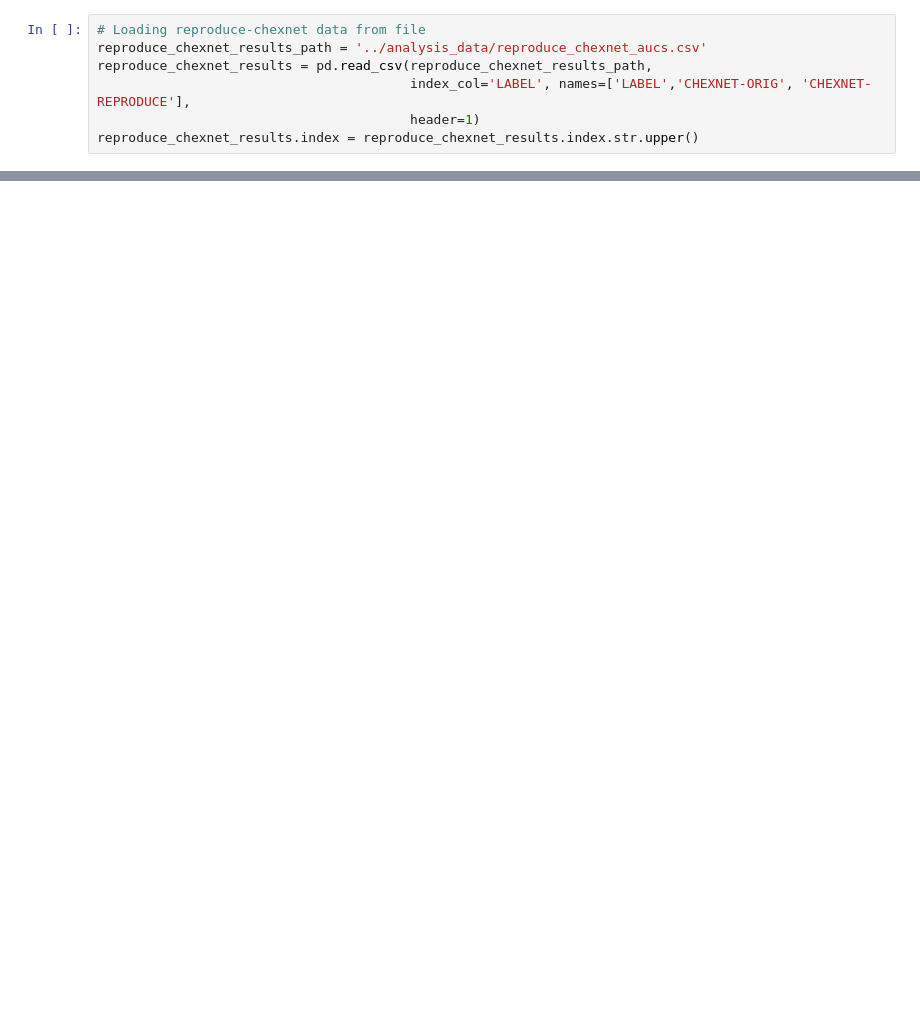
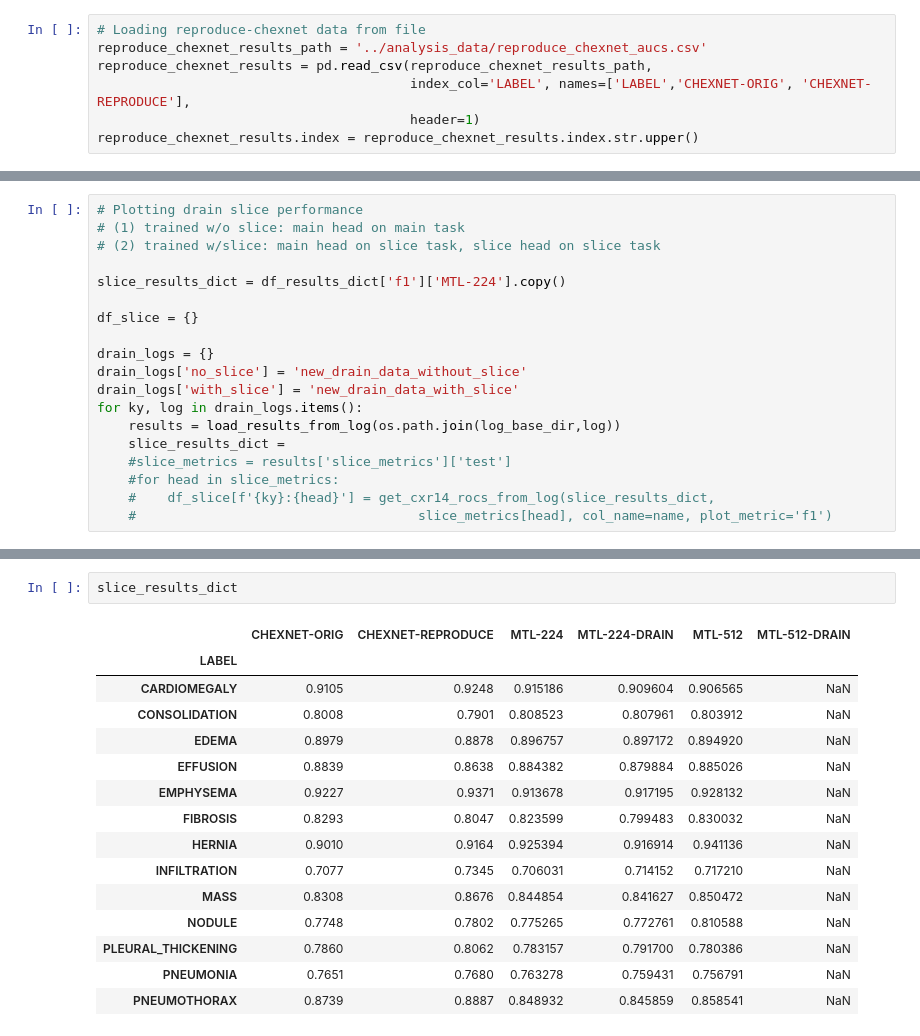
Before and after one commit to tsy935/metal, a Jupyter notebook: metal/mmtl/cxr/analysis/notebooks/compare_to_chexnet.ipynb, the cells around one changed output, grey strips where cells are left out. Saved outputs shown, nothing was run; the diff lists cells and outputs as text; blank space fills up the shorter version.

```diff
--- a/metal/mmtl/cxr/analysis/notebooks/compare_to_chexnet.ipynb
+++ b/metal/mmtl/cxr/analysis/notebooks/compare_to_chexnet.ipynb
@@ -68,0 +78,19 @@ plt.show()
+# %%
+# Plotting drain slice performance
+# (1) trained w/o slice: main head on main task
+# (2) trained w/slice: main head on slice task, slice head on slice task
+
+slice_results_dict = df_results_dict['f1']['MTL-224'].copy()
+
+df_slice = {}
+
+drain_logs = {}
+drain_logs['no_slice'] = 'new_drain_data_without_slice'
+drain_logs['with_slice'] = 'new_drain_data_with_slice'
+for ky, log in drain_logs.items():
+    results = load_results_from_log(os.path.join(log_base_dir,log))
+    slice_results_dict =
+    #slice_metrics = results['slice_metrics']['test']
+    #for head in slice_metrics:
+    #    df_slice[f'{ky}:{head}'] = get_cxr14_rocs_from_log(slice_results_dict,
+    #                                    slice_metrics[head], col_name=name, plot_metric='f1')
@@ -68,0 +104,18 @@ plt.show()
+# %%
+slice_results_dict
+# %% [output]
+|  | CHEXNET-ORIG | CHEXNET-REPRODUCE | MTL-224 | MTL-224-DRAIN | MTL-512 | MTL-512-DRAIN |
+| LABEL |  |  |  |  |  |  |
+| CARDIOMEGALY | 0.9105 | 0.9248 | 0.915186 | 0.909604 | 0.906565 | NaN |
+| CONSOLIDATION | 0.8008 | 0.7901 | 0.808523 | 0.807961 | 0.803912 | NaN |
+| EDEMA | 0.8979 | 0.8878 | 0.896757 | 0.897172 | 0.894920 | NaN |
+| EFFUSION | 0.8839 | 0.8638 | 0.884382 | 0.879884 | 0.885026 | NaN |
+| EMPHYSEMA | 0.9227 | 0.9371 | 0.913678 | 0.917195 | 0.928132 | NaN |
+| FIBROSIS | 0.8293 | 0.8047 | 0.823599 | 0.799483 | 0.830032 | NaN |
+| HERNIA | 0.9010 | 0.9164 | 0.925394 | 0.916914 | 0.941136 | NaN |
+| INFILTRATION | 0.7077 | 0.7345 | 0.706031 | 0.714152 | 0.717210 | NaN |
+| MASS | 0.8308 | 0.8676 | 0.844854 | 0.841627 | 0.850472 | NaN |
+| NODULE | 0.7748 | 0.7802 | 0.775265 | 0.772761 | 0.810588 | NaN |
+| PLEURAL_THICKENING | 0.7860 | 0.8062 | 0.783157 | 0.791700 | 0.780386 | NaN |
+| PNEUMONIA | 0.7651 | 0.7680 | 0.763278 | 0.759431 | 0.756791 | NaN |
+| PNEUMOTHORAX | 0.8739 | 0.8887 | 0.848932 | 0.845859 | 0.858541 | NaN |
```
Also changed, not shown: parts of 7 cells of this notebook, 1 other file.
